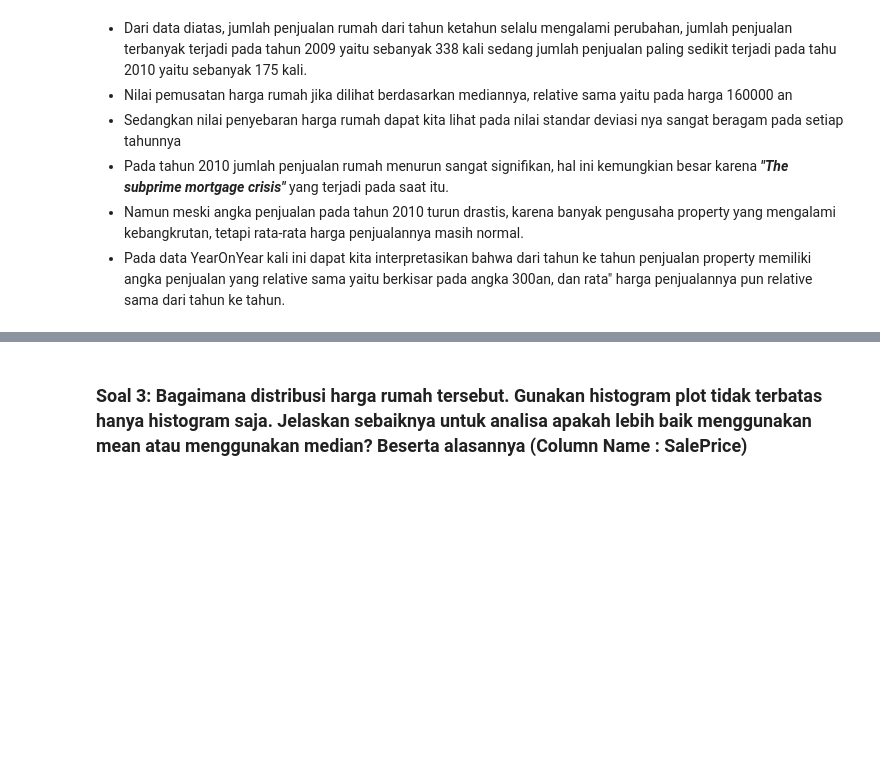
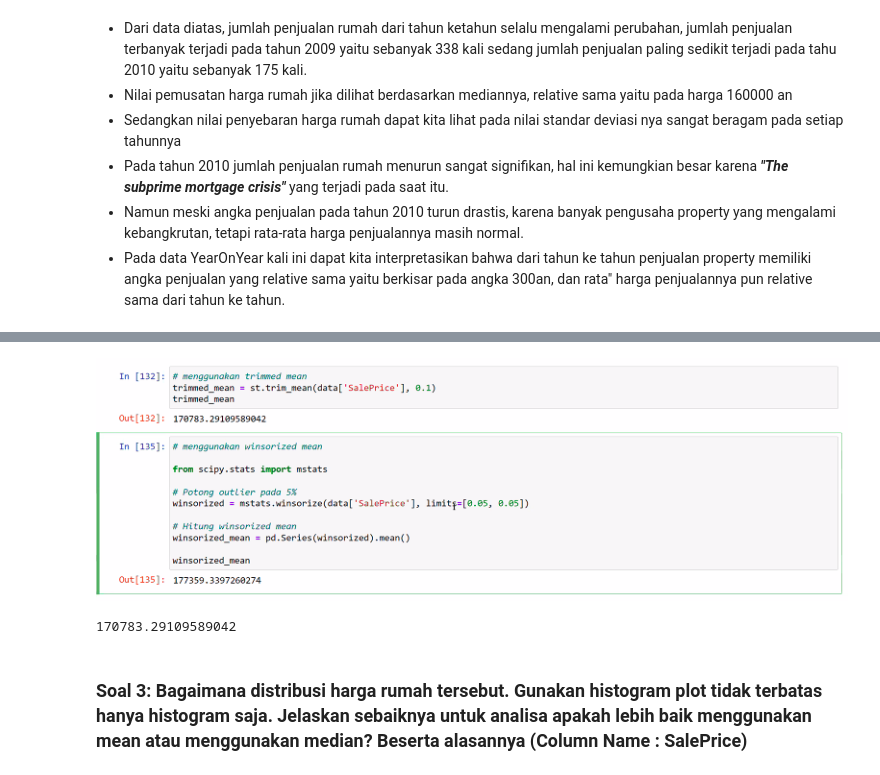
Before and after one commit to masendhy/HW_statistcs, a Jupyter notebook: sendhy_boedhi_batch_32_HW_7.ipynb, the cells around one changed output, grey strips where cells are left out. Saved outputs shown, nothing was run; the diff lists cells and outputs as text; code cells hidden in the pictures; blank space fills up the shorter version.

```diff
--- a/sendhy_boedhi_batch_32_HW_7.ipynb
+++ b/sendhy_boedhi_batch_32_HW_7.ipynb
@@ -68,3 +73,14 @@ df_year
+# %%
+Image.open('2.2.png')
+# %% [output]
+[figure, added]
+# %%
+# add :
+
+trimmed_mean = st.trim_mean(df['SalePrice'],0.1)
+trimmed_mean
+# %% [output]
+170783.29109589042
 # %% [markdown]
 ### Soal 3: Bagaimana distribusi harga rumah tersebut. Gunakan histogram plot tidak terbatas hanya histogram saja. Jelaskan sebaiknya untuk analisa apakah lebih baik menggunakan mean atau menggunakan median? Beserta alasannya (Column Name : SalePrice)
 # %%
```
Also changed, not shown: parts of 9 cells of this notebook, 6 other files.
